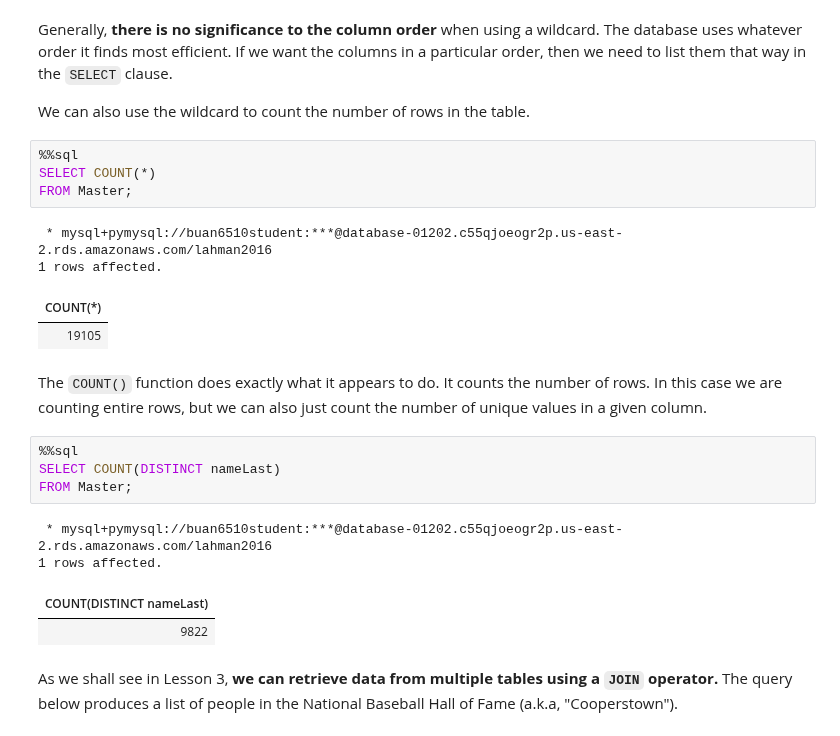
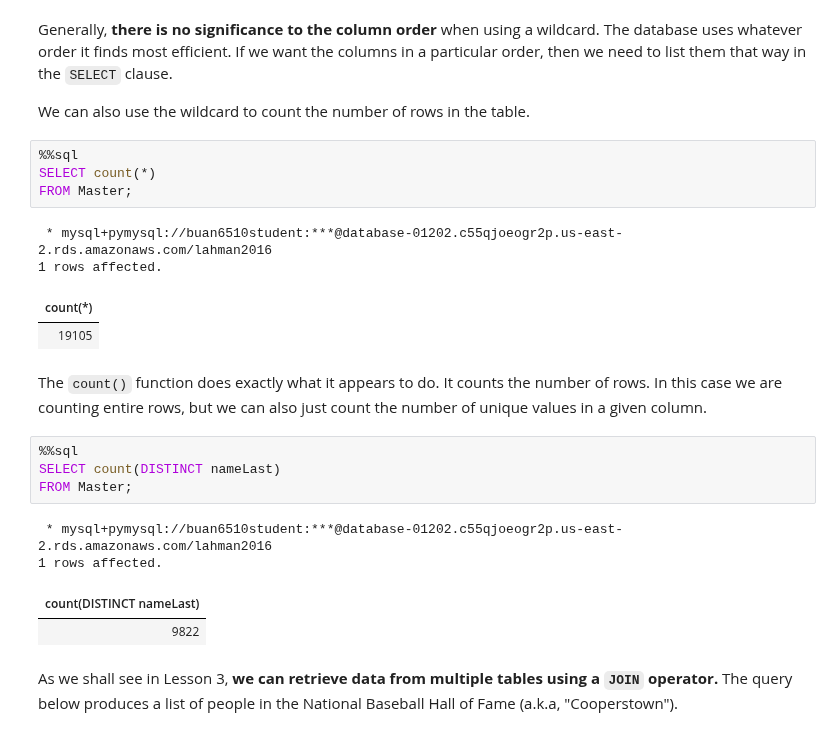
Before and after one commit to kangpyolee/DATA6510, a Jupyter notebook: L2_SELECT_basics.ipynb, the cells around one changed output. Drawn from its saved outputs; the diff is of its cells as text.

```diff
--- a/L2_SELECT_basics.ipynb
+++ b/L2_SELECT_basics.ipynb
@@ -225,23 +230,23 @@ Generally, **there is no significance to the column order** when using a wildcar
 We can also use the wildcard to count the number of rows in the table.
 # %%
 %%sql
-SELECT COUNT(*)
+SELECT count(*)
 FROM Master;
 # %% [output]
  * mysql+pymysql://buan6510student:***@database-01202.c55qjoeogr2p.us-east-2.rds.amazonaws.com/lahman2016
 1 rows affected.
-| COUNT(*) |
+| count(*) |
 | 19105 |
 # %% [markdown]
-The `COUNT()` function does exactly what it appears to do. It counts the number of rows. In this case we are counting entire rows, but we can also just count the number of unique values in a given column.
+The `count()` function does exactly what it appears to do. It counts the number of rows. In this case we are counting entire rows, but we can also just count the number of unique values in a given column.
 # %%
 %%sql
-SELECT COUNT(DISTINCT nameLast)
+SELECT count(DISTINCT nameLast)
 FROM Master;
 # %% [output]
  * mysql+pymysql://buan6510student:***@database-01202.c55qjoeogr2p.us-east-2.rds.amazonaws.com/lahman2016
 1 rows affected.
-| COUNT(DISTINCT nameLast) |
+| count(DISTINCT nameLast) |
 | 9822 |
 # %% [markdown]
 As we shall see in Lesson 3, **we can retrieve data from multiple tables using a `JOIN` operator.** The query below produces a list of people in the National Baseball Hall of Fame (a.k.a, "Cooperstown").
```
Also changed, not shown: parts of 36 cells of this notebook, 3 other files.
